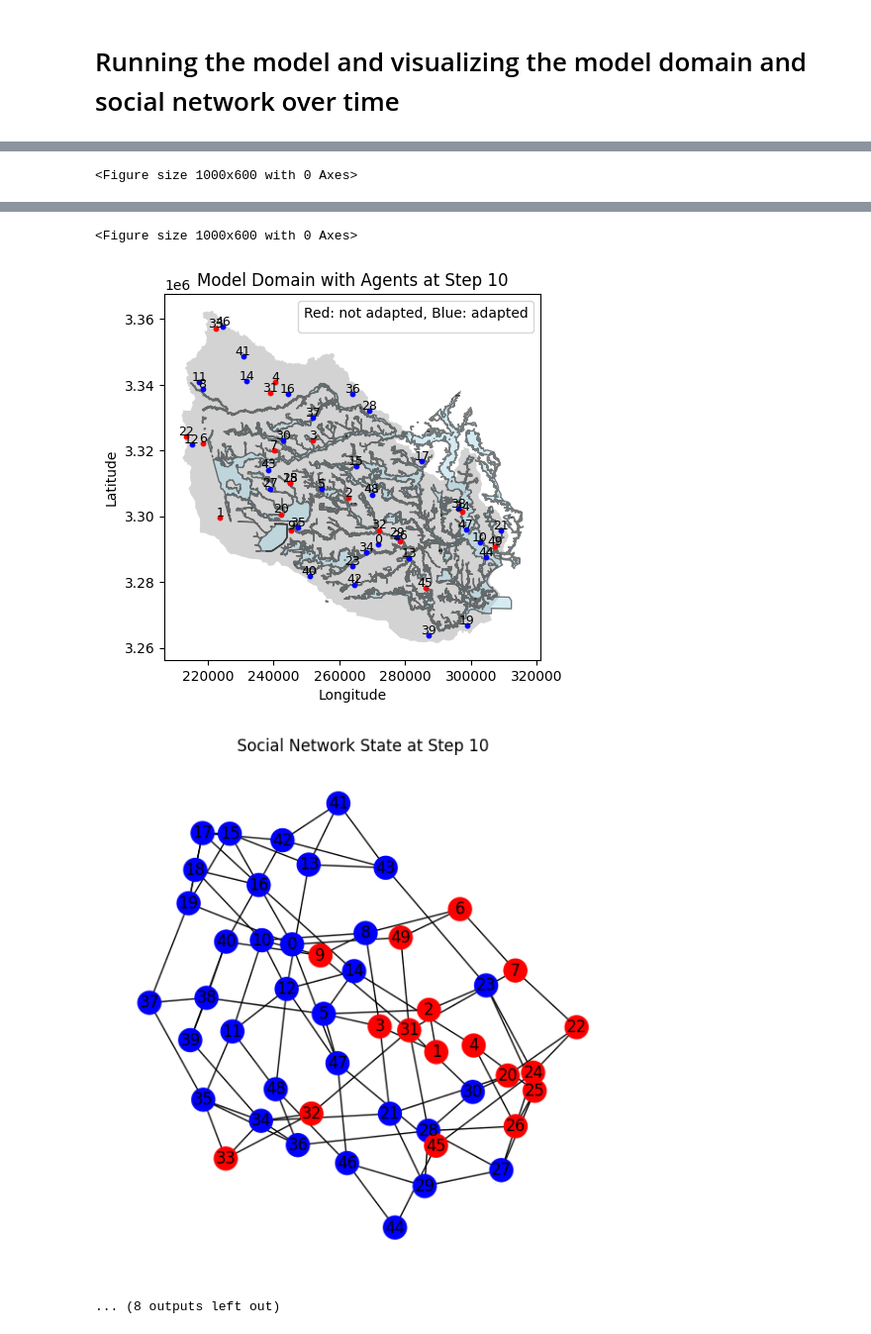
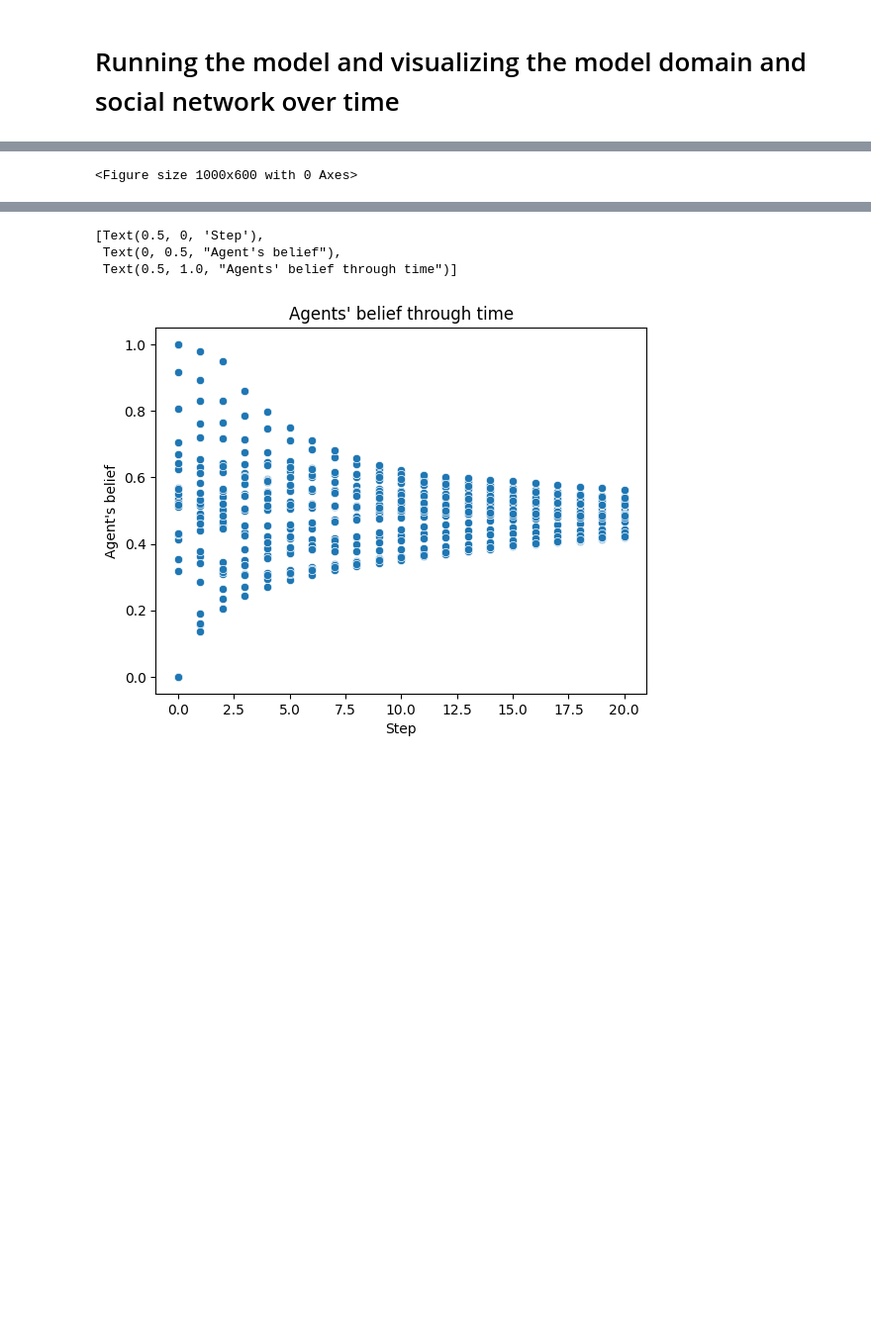
Before and after one commit to StijnWalsh/ABM_Project_Final, a Jupyter notebook: base_model_mesa/model/demo.ipynb, the cells around one changed output, grey strips where cells are left out. Shown at 99% size. Drawn from its saved outputs; the diff is of its cells as text; code cells hidden in the pictures; blank space fills up the shorter version.

Commit message:
Batch optie toegevoegd

```diff
--- a/base_model_mesa/model/demo.ipynb
+++ b/base_model_mesa/model/demo.ipynb
@@ -24,6 +24,11 @@ _This notebook was tested on 2023-11-13 with Mesa version 2.1.4 on Python 3.12.0
 from model import AdaptationModel
 import matplotlib.pyplot as plt
 import networkx as nx
+from mesa import batch_run
+import pandas as pd
+import seaborn as sns
+#from mesa.batchrunner import batch_run
+
 
 # Initialize the Adaptation Model with 50 household agents.
 model = AdaptationModel(number_of_households=50, flood_map_choice="harvey", network="watts_strogatz") # flood_map_choice can be "harvey", "100yr", or "500yr"
@@ -60,7 +65,7 @@ for step in range(20):
 
     # Every 5 steps, generate and display plots for both the spatial distribution and network.
     # Note the first step is step 0, so the plots will be generated at steps 4, 9, 14, and 19, which are the 5th, 10th, 15th, and 20th steps.
-    if (step + 1) % 5 == 0:
+    if (step + 1) % 20 == 0:
         # Plot for the spatial map showing agent locations and adaptation status.
         plt.figure(figsize=(10, 6))
         model.plot_model_domain_with_agents()
@@ -69,6 +74,28 @@ for step in range(20):
         fig, ax = plt.subplots(figsize=(7, 7))
         plot_network(ax, model)
         plt.show()
+
+params = {}
+
+results = batch_run(
+    AdaptationModel,
+    parameters=params,
+    iterations=1,
+    max_steps=20,
+    number_processes=1,
+    data_collection_period=1,  # Important, otherwise the datacollector will only collect data of the last time step
+    display_progress=True,)
+
+results_df = pd.DataFrame(results)
+print(f"Column names in the dataframe: {results_df.columns.tolist()}")
+results_df.head()
+
+g = sns.scatterplot(data=results_df, x="Step", y="belief")
+g.set(
+    xlabel="Step",
+    ylabel="Agent's belief",
+    title="Agents' belief through time"
+)
 # %% [output]
 We would love to hear what you think about this new feature. If you have any thoughts, share them with us here: https://github.com/projectmesa/mesa/discussions/1919
   self._agents: AgentSet = AgentSet(agents, model)
@@ -131,4 +158,4 @@ Friend 31 has belief 0.29746391722307647
-<Figure size 1000x600 with 0 Axes>
+[Text(0.5, 0, 'Step'),
+ Text(0, 0.5, "Agent's belief"),
+ Text(0.5, 1.0, "Agents' belief through time")]
-[figure, old version]
+[figure, new version]
-[figure, removed]
-... (8 outputs left out)
```
Also changed, not shown: parts of 4 cells of this notebook, 4 other files.
